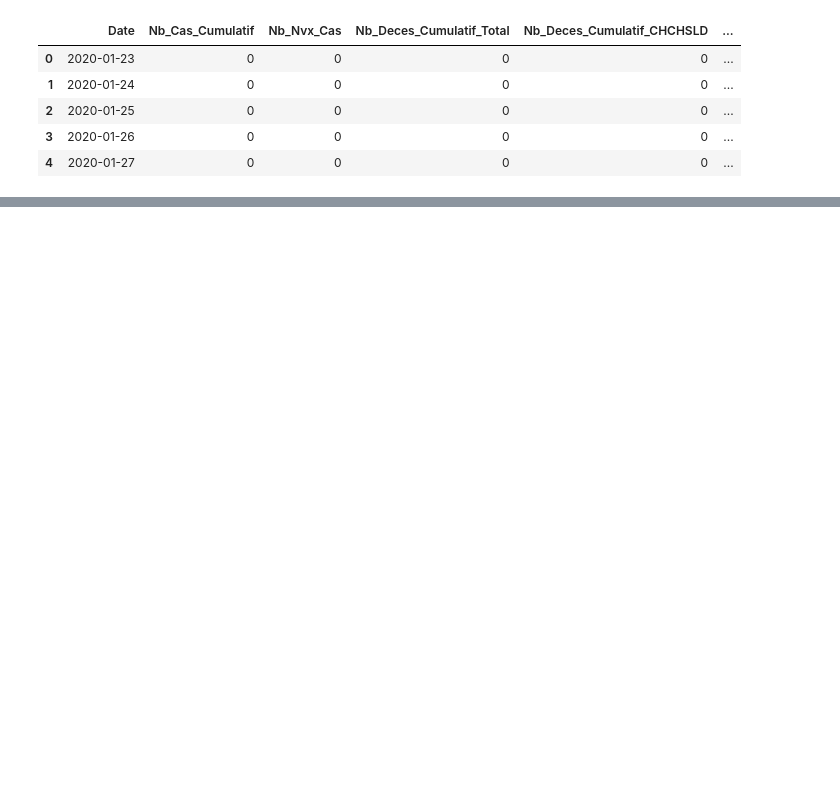
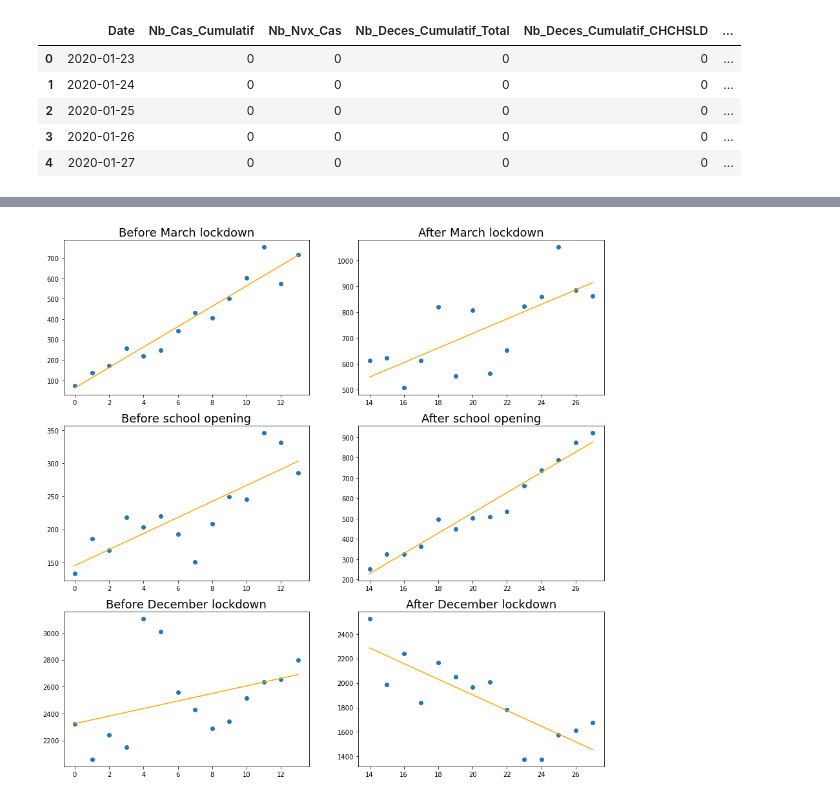
Before and after one commit to AhmadKNaji/RDD, a Jupyter notebook: RDD Project.ipynb, the cells around one changed output, grey strips where cells are left out. Saved outputs shown, nothing was run; the diff lists cells and outputs as text; code cells hidden in the pictures; blank space fills up the shorter version.

```diff
--- a/RDD Project.ipynb
+++ b/RDD Project.ipynb
@@ -143,0 +149,44 @@ Text(0.5, 1.0, 'After December lockdown')
+# %%
+x1_pre = date1_time_dummy.iloc[:14,2]
+x1_post = date1_time_dummy.iloc[14:,2]
+y1_pre = date1_time_dummy.iloc[:14,1]
+y1_post = date1_time_dummy.iloc[14:,1]
+
+x2_pre = date2_time_dummy.iloc[:14,2]
+x2_post = date2_time_dummy.iloc[14:,2]
+y2_pre = date2_time_dummy.iloc[:14,1]
+y2_post = date2_time_dummy.iloc[14:,1]
+
+x3_pre = date3_time_dummy.iloc[:14,2]
+x3_post = date3_time_dummy.iloc[14:,2]
+y3_pre = date3_time_dummy.iloc[:14,1]
+y3_post = date3_time_dummy.iloc[14:,1]
+# %%
+fig, ax = plt.subplots(3,2, figsize = (15,15))
+
+regression_data = (
+    ((x1_pre, y1_pre),(x1_post, y1_post)),
+    ((x2_pre, y2_pre),(x2_post, y2_post)),
+    ((x3_pre, y3_pre), (x3_post, y3_post)),
+    )
+
+
+
+for i in range(3):
+    for j in range(2):
+
+        lr = LinearRegression()
+
+        lr.fit(regression_data[i][j][0].values.reshape(14,-1), regression_data[i][j][1])
+
+        temp_co = lr.coef_
+
+        temp_inter = lr.intercept_
+
+        ax[i][j].scatter(x = regression_data[i][j][0], y = regression_data[i][j][1])
+
+        ax[i][j].plot( regression_data[i][j][0], regression_data[i][j][0] * temp_co + temp_inter, color = 'orange')
+
+        ax[i][j].set_title(sub_titles[i][j], fontsize = 18)
+# %% [output]
+[figure, added]
```
Also changed, not shown: parts of 12 cells of this notebook.
